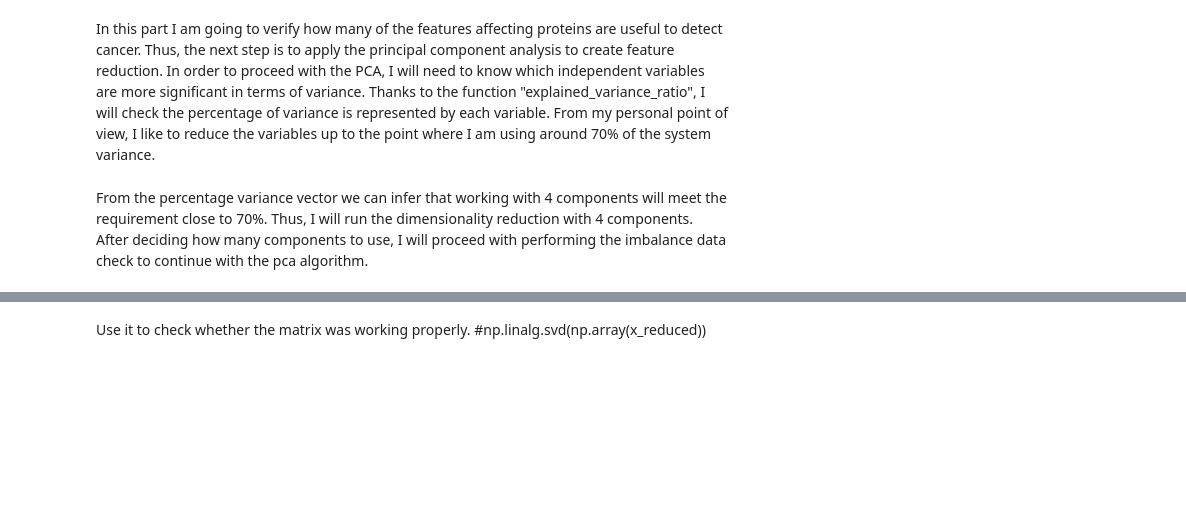
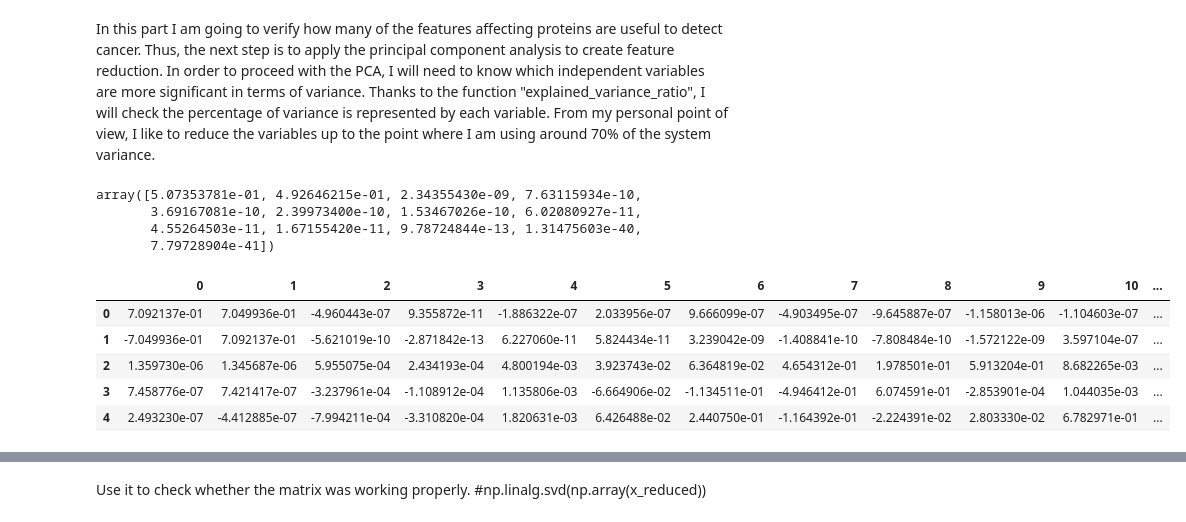
Before and after one commit to nonameforpirate2/DNA, a Jupyter notebook: NetworkAnalysis.ipynb, the cells around one changed output, grey strips where cells are left out. Cells and saved outputs as stored; diff of their text form; code cells hidden in the pictures; blank space fills up the shorter version.

```diff
--- a/NetworkAnalysis.ipynb
+++ b/NetworkAnalysis.ipynb
@@ -1914,10 +1904,25 @@ y_reduced = cleanReduced.iloc[:,14]
 # %%
 #Amount of components decision: run pca with all the elements in the x_reduced and analyze the percentage of
 # variance over the dataset with the percentage of variance.
-pca = PCA(n_components = 12)
-principal = pca.fit_transform(np.array(x_reduced))
+pca = PCA(n_components = 13)
+principal = pca.fit_transform(np.array(x_smt))
 x_org_pca = principal
 percentageVarianceVector = pca.explained_variance_ratio_
 percentageVarianceVector
+# %% [output]
+array([5.07353781e-01, 4.92646215e-01, 2.34355430e-09, 7.63115934e-10,
+       3.69167081e-10, 2.39973400e-10, 1.53467026e-10, 6.02080927e-11,
+       4.55264503e-11, 1.67155420e-11, 9.78724844e-13, 1.31475603e-40,
+       7.79728904e-41])
-# %% [markdown]
-From the percentage variance vector we can infer that working with 4 components will meet the requirement close to 70%. Thus, I will run the dimensionality reduction with 4 components. After deciding how many components to use, I will proceed with performing the imbalance data check to continue with the pca algorithm.
+# %%
+#Exploring the components
+df_comp = pd.DataFrame(pca.components_)
+# %%
+df_comp.head()
+# %% [output]
+|  | 0 | 1 | 2 | 3 | 4 | 5 | 6 | 7 | 8 | 9 | 10 | ... |
+| 0 | 7.092137e-01 | 7.049936e-01 | -4.960443e-07 | 9.355872e-11 | -1.886322e-07 | 2.033956e-07 | 9.666099e-07 | -4.903495e-07 | -9.645887e-07 | -1.158013e-06 | -1.104603e-07 | ... |
+| 1 | -7.049936e-01 | 7.092137e-01 | -5.621019e-10 | -2.871842e-13 | 6.227060e-11 | 5.824434e-11 | 3.239042e-09 | -1.408841e-10 | -7.808484e-10 | -1.572122e-09 | 3.597104e-07 | ... |
+| 2 | 1.359730e-06 | 1.345687e-06 | 5.955075e-04 | 2.434193e-04 | 4.800194e-03 | 3.923743e-02 | 6.364819e-02 | 4.654312e-01 | 1.978501e-01 | 5.913204e-01 | 8.682265e-03 | ... |
+| 3 | 7.458776e-07 | 7.421417e-07 | -3.237961e-04 | -1.108912e-04 | 1.135806e-03 | -6.664906e-02 | -1.134511e-01 | -4.946412e-01 | 6.074591e-01 | -2.853901e-04 | 1.044035e-03 | ... |
+| 4 | 2.493230e-07 | -4.412885e-07 | -7.994211e-04 | -3.310820e-04 | 1.820631e-03 | 6.426488e-02 | 2.440750e-01 | -1.164392e-01 | -2.224391e-02 | 2.803330e-02 | 6.782971e-01 | ... |
```
Also changed, not shown: parts of 28 cells of this notebook.
